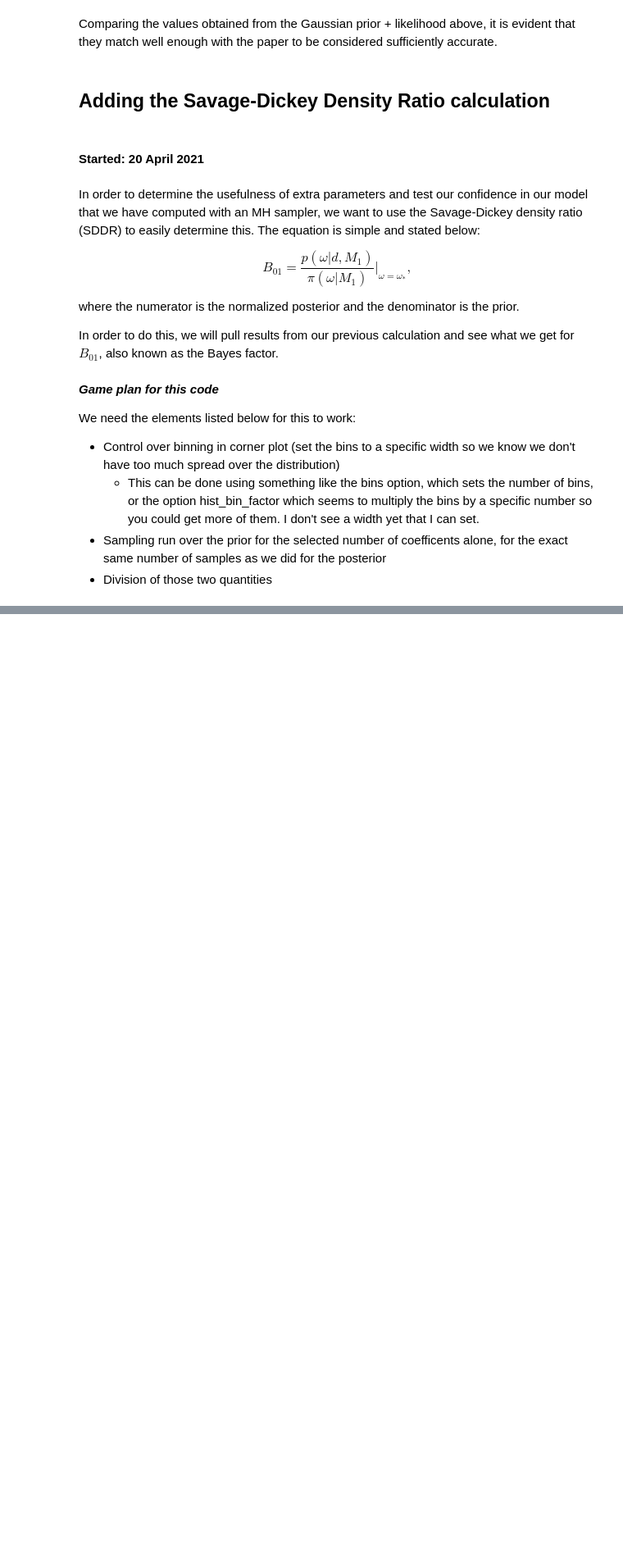
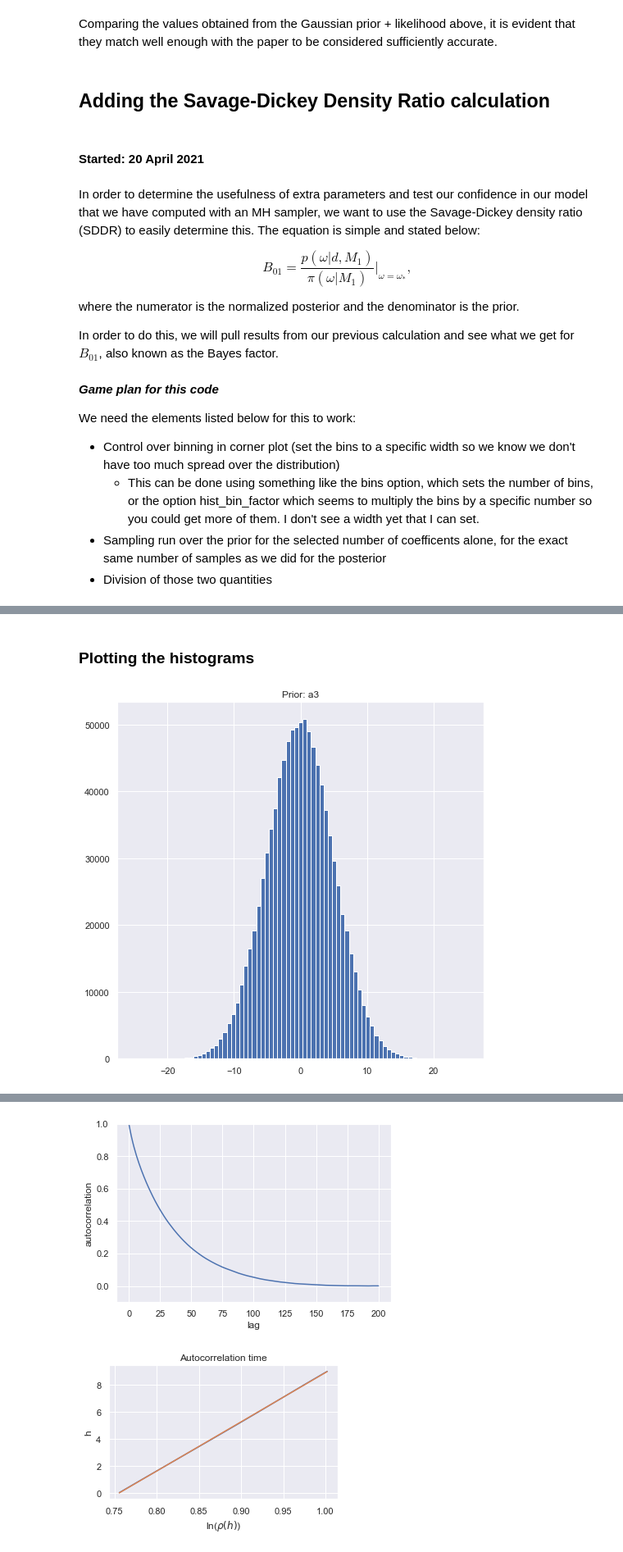
Before and after one commit to asemposki/Bayes2019, a Jupyter notebook: mini-projects/Toy_Model_of_an_EFT_Project.ipynb, the cells around one changed output, grey strips where cells are left out. Shown at 82% size. Drawn from its saved outputs; the diff is of its cells as text; code cells hidden in the pictures; blank space fills up the shorter version.

Commit message:
Second push; SDDR completed

```diff
--- a/mini-projects/Toy_Model_of_an_EFT_Project.ipynb
+++ b/mini-projects/Toy_Model_of_an_EFT_Project.ipynb
@@ -455,0 +543,6 @@ We need the elements listed below for this to work:
+# %%
+#make an array of the chain results for a3
+pr_result = sampler_pr.chain[:,:,:]
+
+#extract the a3 results
+pr_result_a3 = sampler_pr.chain[:,:,k]
@@ -455,0 +593,65 @@ We need the elements listed below for this to work:
+# %% [markdown]
+### Plotting the histograms
+# %%
+#bin ranges for BOTH of the distributions
+bin_ranges = np.linspace(-25.0, 25.0, 80)
+# %%
+#test a3 by implementing SDDR via a histogram sample counting method
+fig, ax = plt.subplots(1,1, figsize=(8,8))
+
+#flatten into a 1d array
+pr_data = pr_result_a3.flatten()
+
+#plot the histogram
+pr_npoints, pr_rbins, pr_patches = ax.hist(pr_data, bins = bin_ranges)
+ax.set_title('Prior: a3')
+plt.show()
+
+print('Output: ', pr_npoints)
+
+#plot the autocorrelation
+pr_acors = autocorrelation(pr_data, max_lag=200)
+fig, ax = plt.subplots()
+ax.plot(pr_acors);
+ax.set(xlabel='lag', ylabel='autocorrelation', ylim=(-.1, 1));
+
+#determine the autocorrelation time
+pr_rho = pr_acors[25:35]
+
+fig = plt.figure(figsize=(5,3))
+pr_y = np.arange(10)
+pr_x = -np.log(pr_rho)
+
+plt.xlabel(r'ln($\rho(h)$)')
+plt.ylabel('h')
+plt.title('Autocorrelation time')
+plt.plot(pr_x, pr_y)
+
+#linear fit
+p, cov = np.polyfit(pr_x, pr_y, 1, cov = True)
+print('The autocorrelation information is: p = {}; cov = {}'.format(p, cov))
+plt.plot(pr_x, p[0]*pr_x + p[1])
+
+#adjust the samples by thinning according to the autocorrelation time
+pr_data_thin = []
+print(len(pr_data))
+for i in range(len(pr_data)):
+    if i % 26 == 0:
+        pr_data_thin.append(pr_data[i])
+
+#array thinned samples
+pr_data_thin = np.array(pr_data_thin)
+
+#re-draw the histogram with thinned samples
+fig, ax1 = plt.subplots(1,1, figsize=(8,8))
+pr_npoints_thin, pr_rbins_thin, pr_patches_thin = ax1.hist(pr_data_thin, bins = bin_ranges)
+ax1.set_title('Prior: a3')
+plt.show()
+
+#re-draw the autocorrelation function
+pr_thin_acors = autocorrelation(pr_data_thin, max_lag=200)
+fig, ax2 = plt.subplots()
+ax2.plot(pr_thin_acors);
+ax2.set(xlabel='lag', ylabel='autocorrelation', ylim=(-.1, 1));
+# %% [output]
+[figure, added]
@@ -455,0 +675,2 @@ We need the elements listed below for this to work:
+[figure, added]
+[figure, added]
```
Also changed, not shown: parts of 38 cells of this notebook.
